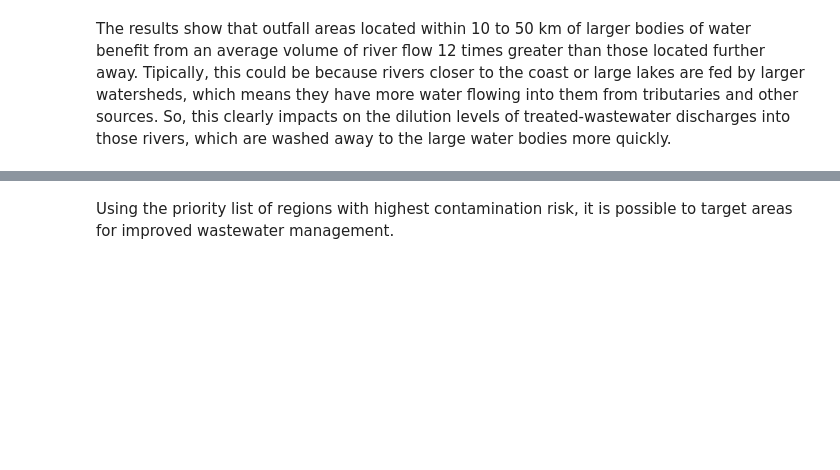
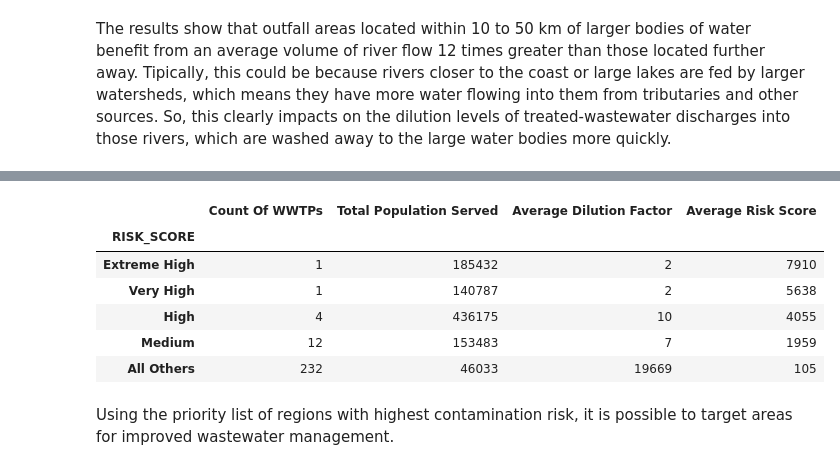
Before and after one commit to juanrassis/python_projects, a Jupyter notebook: GeospatialAnalysis_WaterManagement_Ukraine.ipynb, the cells around one changed output, grey strips where cells are left out. Drawn from its saved outputs; the diff is of its cells as text; code cells hidden in the pictures; blank space fills up the shorter version.

```diff
--- a/GeospatialAnalysis_WaterManagement_Ukraine.ipynb
+++ b/GeospatialAnalysis_WaterManagement_Ukraine.ipynb
@@ -640,2 +604,24 @@ Low Risk Score: Volume and quality of water more consistent with the size of the
+# %%
+# [RISK SCORE]
+Dataframe = Dataframe.assign(RISK_SCORE=lambda x: (x['POPULATION_SERVED'] / x['DILUTION_FACTOR']) / 10)
+Dataframe['RISK_SCORE'] = Dataframe['RISK_SCORE'].round(2)
+
+# Binning a variable with uneven distribution and specifying the labels
+bins = pd.cut(Dataframe['RISK_SCORE'], bins=5, labels=['All Others', 'Medium', 'High', 'Very High','Extreme High'])
+
+# Binning a variable with uneven distribution and specifying the labels
+Dataframe.groupby(bins
+                 ).agg({'WWTP_ID': 'count', 'POPULATION_SERVED': 'mean', 'DILUTION_FACTOR': 'mean', 'RISK_SCORE': 'mean'}
+                 ).rename(columns={'WWTP_ID': 'Count Of WWTPs', 'POPULATION_SERVED': 'Total Population Served',
+                                   'DILUTION_FACTOR': 'Average Dilution Factor', 'RISK_SCORE': 'Average Risk Score'}
+                 ).sort_values('Average Risk Score', ascending=False).astype(int)
+# %% [output]
+|  | Count Of WWTPs | Total Population Served | Average Dilution Factor | Average Risk Score |
+| RISK_SCORE |  |  |  |  |
+| Extreme High | 1 | 185432 | 2 | 7910 |
+| Very High | 1 | 140787 | 2 | 5638 |
+| High | 4 | 436175 | 10 | 4055 |
+| Medium | 12 | 153483 | 7 | 1959 |
+| All Others | 232 | 46033 | 19669 | 105 |
 # %% [markdown]
 Using the priority list of regions with highest contamination risk, it is possible to target areas for improved wastewater management.
```
Also changed, not shown: parts of 13 cells of this notebook.
